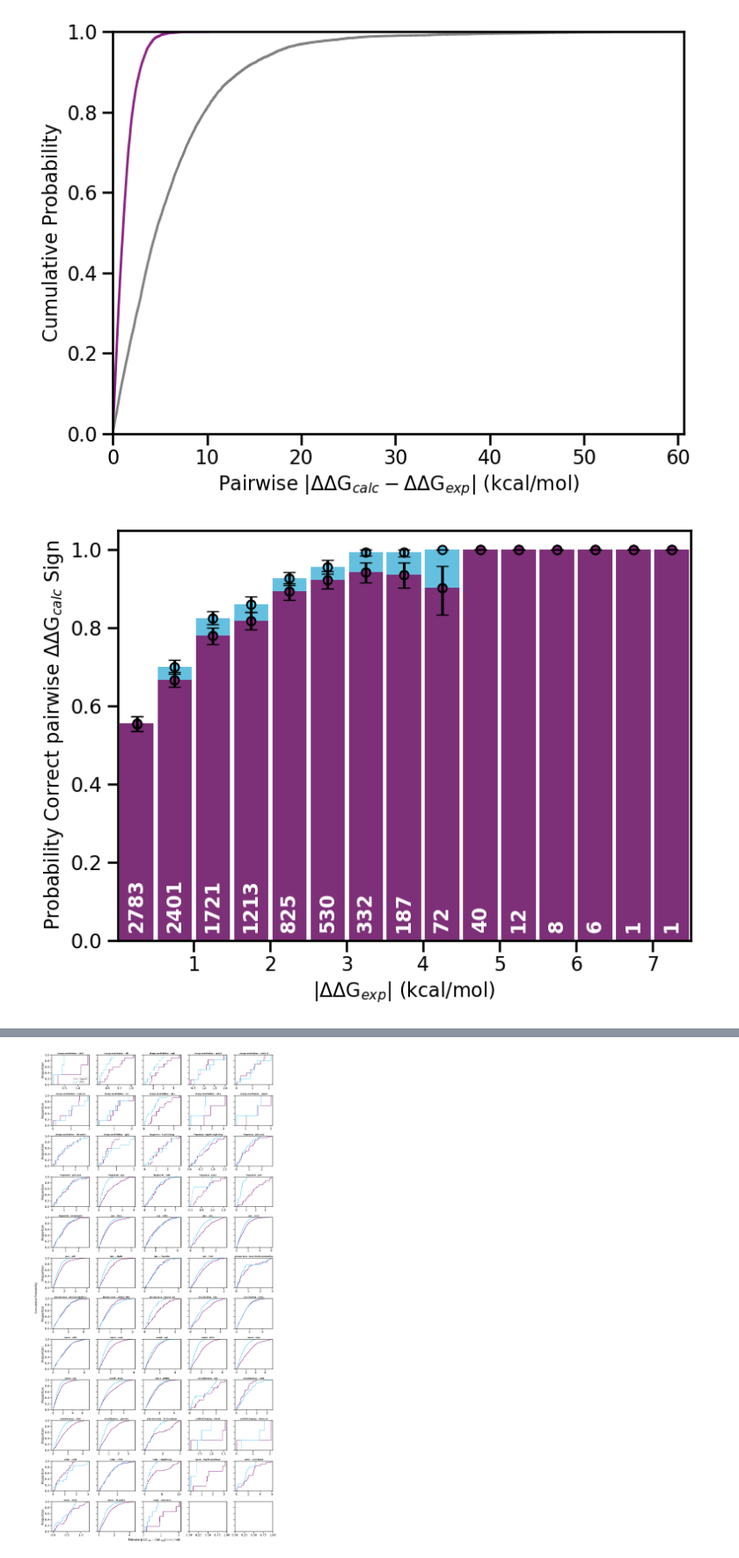
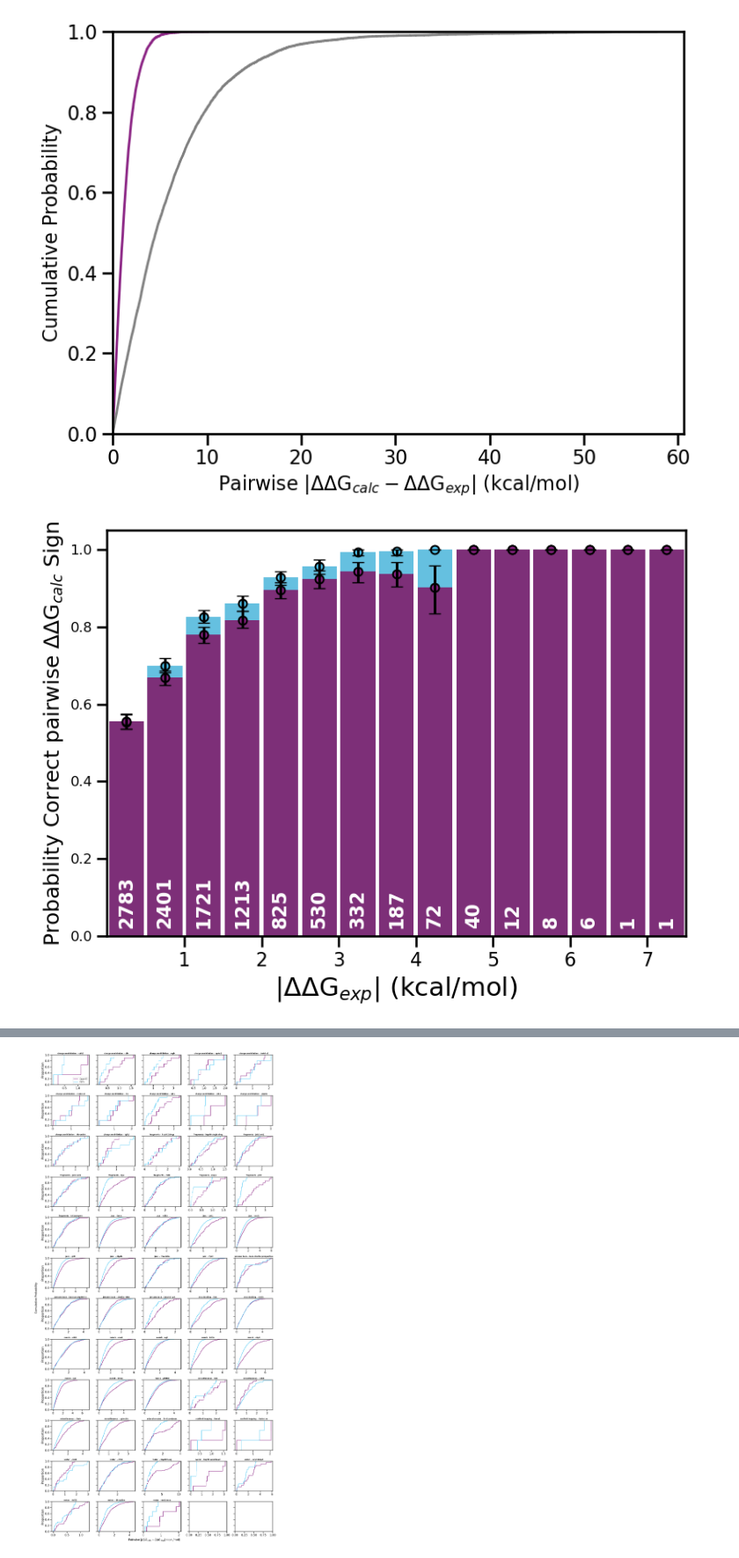
Before and after one commit to OpenFreeEnergy/IndustryBenchmarks2024, a Jupyter notebook: industry_benchmarks/analysis/notebooks/openfe_fep_plus.ipynb, the cells around one changed output, grey strips where cells are left out. Shown at 88% size. Cells and saved outputs as stored; diff of their text form; code cells hidden in the pictures.

```diff
--- a/industry_benchmarks/analysis/notebooks/openfe_fep_plus.ipynb
+++ b/industry_benchmarks/analysis/notebooks/openfe_fep_plus.ipynb
@@ -392,9 +392,11 @@ ax.bar(x + bar_width, kendall_system_metrics['MMGBSA Kendall Tau'], yerr=tau_mmg
 # Set labels and ticks
 ax.set_xticks(x)
 names = kendall_system_metrics['System'].str.replace("_", " ")
-ax.set_xticklabels(names, rotation=90, fontsize=14)
-ax.set_ylabel(r"$\Delta$G Kendall $\tau$", fontsize=16)
-ax.legend()
+ax.set_xticklabels(names, rotation=90, fontsize=16)
+ax.set_ylabel(r"$\Delta$G Kendall $\tau$", fontsize=24)
+# make y ticks bigger
+ax.tick_params(axis='y', labelsize=16)
+ax.legend(fontsize=16)
 
 # Add colored background for classes
 unique_classes = kendall_system_metrics['Class'].unique()
@@ -408,10 +410,10 @@ for i, cls in enumerate(unique_classes):
     end = class_bounds[cls]
     # add dashed lines for collection name
     if cls != "jacs_set":
-        ax.axvline(class_start - 0.5, linestyle='--', linewidth=2, color="black")
+        ax.axvline(class_start - 0.5, linestyle='--', linewidth=1, color="black")
 
     center = (class_start + end - 1) / 2
-    ax.text(center, ax.get_ylim()[1] + 0.05, cls_name, ha='center', va='center', fontsize=10, weight='bold')
+    ax.text(center, ax.get_ylim()[1] + 0.09, cls_name, ha='center', va='center', fontsize=16)
     class_start = end
 
 # add horizontal light grey dashed line at 0.5
@@ -592,9 +594,11 @@ ax.bar(x + bar_width, fraction_best_system_metrics['MMGBSA Fraction Best'], widt
 # Set labels and ticks
 ax.set_xticks(x)
 names = fraction_best_system_metrics['System'].str.replace("_", " ")
-ax.set_xticklabels(names, rotation=90, fontsize=10)
-ax.set_ylabel(r"Fraction of Best Ligands", fontsize=16)
-ax.legend()
+ax.set_xticklabels(names, rotation=90, fontsize=16)
+ax.set_ylabel(r"Fraction of Best Ligands", fontsize=24)
+ax.legend(fontsize=16)
+# make y ticks bigger
+ax.tick_params(axis='y', labelsize=16)
 
 # Add dashed line for the class names
 unique_classes = fraction_best_system_metrics['Class'].unique()
@@ -609,10 +613,10 @@ for i, cls in enumerate(unique_classes):
     end = class_bounds[cls]
     # add dashed lines for the span but not the fill
     if cls != "jacs_set":
-        ax.axvline(class_start - 0.5, linestyle='--', linewidth=2, color="black")
+        ax.axvline(class_start - 0.5, linestyle='--', linewidth=1, color="black")
 
     center = (class_start + end - 1) / 2
-    ax.text(center, ax.get_ylim()[1] + 0.01, cls_name, ha='center', va='bottom', fontsize=10, weight='bold')
+    ax.text(center, ax.get_ylim()[1] + 0.01, cls_name, ha='center', va='bottom', fontsize=16)
     class_start = end
 # add horizontal light grey dashed line at 0.5
 ax.axhline(0.5, linestyle='--', color='lightgrey', linewidth=1, zorder=0)
@@ -857,38 +861,38 @@ fig, ax = plt.subplots(figsize=(8, 6))
 sns.barplot(data=binned_probabilities, x='bin', y='FEP+ Probability', ax=ax, color=fep_plus_color, width=0.9)
 sns.barplot(data=binned_probabilities, x='bin', y='OpenFE Probability', ax=ax, color=openfe_color, width=0.9)
 # add error bars for the probabilities
-ax.set_xlabel(r"|$\Delta\Delta$G$_{exp}$| (kcal/mol)", fontsize=16)
-ax.set_ylabel(r"Probability Correct pairwise $\Delta\Delta$G$_{calc}$ Sign", fontsize=16)
+ax.set_xlabel(r"|$\Delta\Delta$G$_{exp}$| (kcal/mol)", fontsize=22)
+ax.set_ylabel(r"Probability Correct pairwise $\Delta\Delta$G$_{calc}$ Sign", fontsize=18)
 # set the x ticks to go from 0 to the max bin value in 1 kcal/mol increments
 x_ticks = np.arange(1.5, 15.5, 2)
 ax.errorbar(binned_probabilities['bin'] *2, binned_probabilities['OpenFE Probability'],
             yerr=[binned_probabilities['OpenFE Probability'] - binned_probabilities['OpenFE Probability Lower'],
                   binned_probabilities['OpenFE Probability Upper'] - binned_probabilities['OpenFE Probability']],
             fmt='none', color='black', capsize=5)
 ax.errorbar(binned_probabilities['bin'] *2, binned_probabilities['FEP+ Probability'],
             yerr=[binned_probabilities['FEP+ Probability'] - binned_probabilities['FEP+ Probability Lower'],
                   binned_probabilities['FEP+ Probability Upper'] - binned_probabilities['FEP+ Probability']],
             fmt='none', color='black', capsize=5)
 # add scatter points for the probabilities
 ax.scatter(binned_probabilities['bin'] *2, binned_probabilities['FEP+ Probability'], color=fep_plus_color, edgecolor='black', s=50)
 ax.scatter(binned_probabilities['bin'] *2, binned_probabilities['OpenFE Probability'], color=openfe_color, edgecolor='black', s=50)
 # add the number of pairs in each bin at the base of each bar
 for i, row in binned_probabilities.iterrows():
       if not np.isnan(row['OpenFE Probability']):
             ax.text(row['bin'] * 2, 0.02, str(int(row['bin_size'])), ha='center', va='bottom', fontsize=16, color='white', weight='bold', rotation=90)
 # print(x_ticks)
 # print(ax.get_xticks())
 ax.set_xticks(x_ticks)
 ax.set_xticklabels([1, 2, 3, 4, 5, 6, 7], fontsize=16)
 plt.xlim((-0.5,14.5))
 # save the figure
 # plt.legend(fontsize=12)
 
 plt.ylim()
 plt.tight_layout()
-plt.savefig("binned_sign_correctness_openfe_vs_fep_plus.pdf", dpi=300, bbox_inches='tight')
+plt.savefig("binned_sign_correctness_openfe_vs_fep_plus.png", dpi=300, bbox_inches='tight')
 # %% [output]
-[figure, old version]
+[figure, new version]
 # %%
 # plot again with mmgbsa for the SI
 
```
Also changed, not shown: parts of 7 cells of this notebook, 2 other files.
